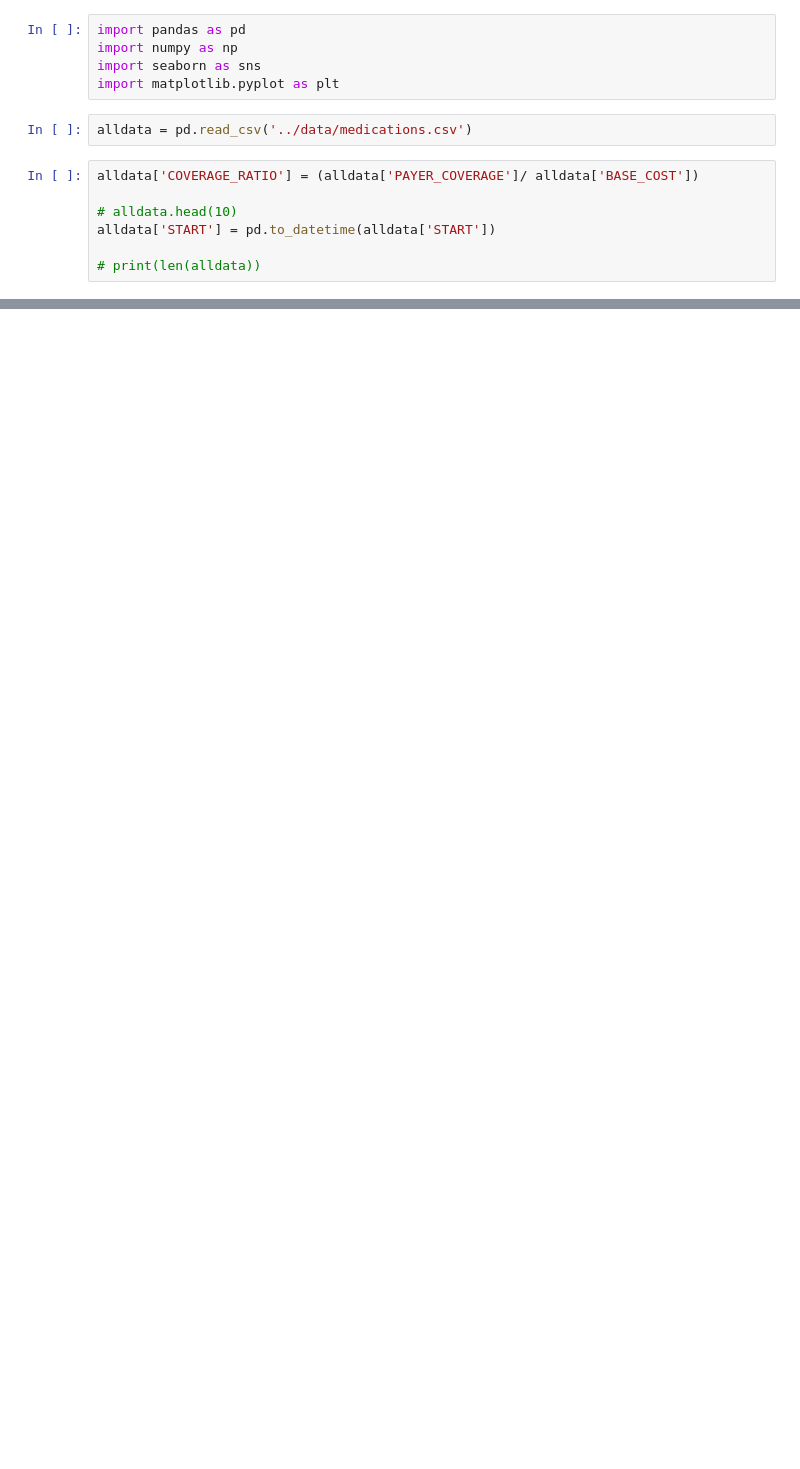
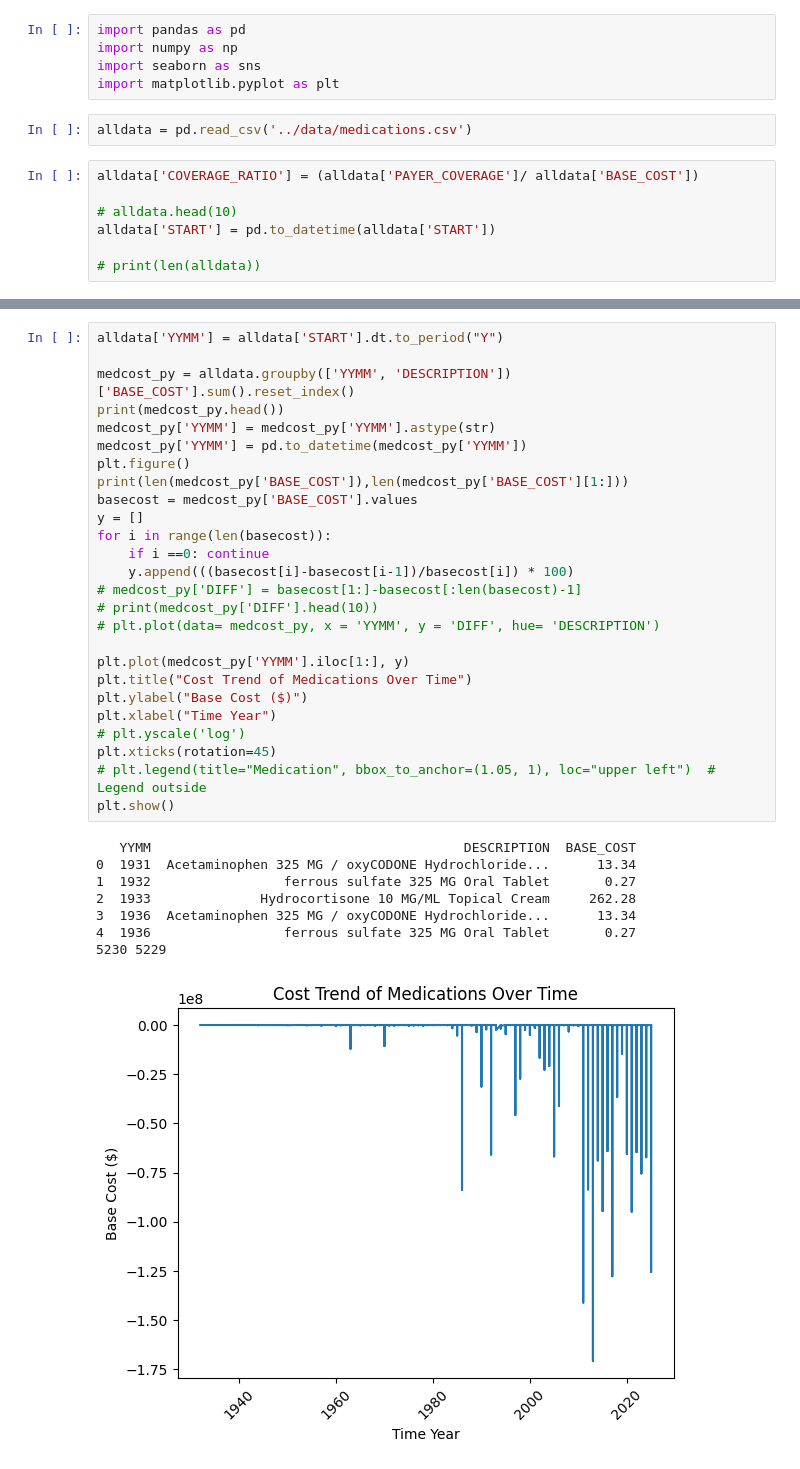
Before and after one commit to macdeath-AA/Patient-Health-Journey, a Jupyter notebook: code/patientbehaviour.ipynb, the cells around one changed output, grey strips where cells are left out. Drawn from its saved outputs; the diff is of its cells as text; blank space fills up the shorter version.

```diff
--- a/code/patientbehaviour.ipynb
+++ b/code/patientbehaviour.ipynb
@@ -54,0 +63,35 @@ print(maxinsurance)
+# %%
+alldata['YYMM'] = alldata['START'].dt.to_period("Y")
+
+medcost_py = alldata.groupby(['YYMM', 'DESCRIPTION'])['BASE_COST'].sum().reset_index()
+print(medcost_py.head())
+medcost_py['YYMM'] = medcost_py['YYMM'].astype(str)
+medcost_py['YYMM'] = pd.to_datetime(medcost_py['YYMM'])
+plt.figure()
+print(len(medcost_py['BASE_COST']),len(medcost_py['BASE_COST'][1:]))
+basecost = medcost_py['BASE_COST'].values
+y = []
+for i in range(len(basecost)):
+    if i ==0: continue
+    y.append(((basecost[i]-basecost[i-1])/basecost[i]) * 100)
+# medcost_py['DIFF'] = basecost[1:]-basecost[:len(basecost)-1]
+# print(medcost_py['DIFF'].head(10))
+# plt.plot(data= medcost_py, x = 'YYMM', y = 'DIFF', hue= 'DESCRIPTION')
+
+plt.plot(medcost_py['YYMM'].iloc[1:], y)
+plt.title("Cost Trend of Medications Over Time")
+plt.ylabel("Base Cost ($)")
+plt.xlabel("Time Year")
+# plt.yscale('log')
+plt.xticks(rotation=45)
+# plt.legend(title="Medication", bbox_to_anchor=(1.05, 1), loc="upper left")  # Legend outside
+plt.show()
+# %% [output]
+   YYMM                                        DESCRIPTION  BASE_COST
+0  1931  Acetaminophen 325 MG / oxyCODONE Hydrochloride...      13.34
+1  1932                 ferrous sulfate 325 MG Oral Tablet       0.27
+2  1933              Hydrocortisone 10 MG/ML Topical Cream     262.28
+3  1936  Acetaminophen 325 MG / oxyCODONE Hydrochloride...      13.34
+4  1936                 ferrous sulfate 325 MG Oral Tablet       0.27
+5230 5229
+[figure, added]
```
Also changed, not shown: parts of 4 cells of this notebook, 4 other files.
